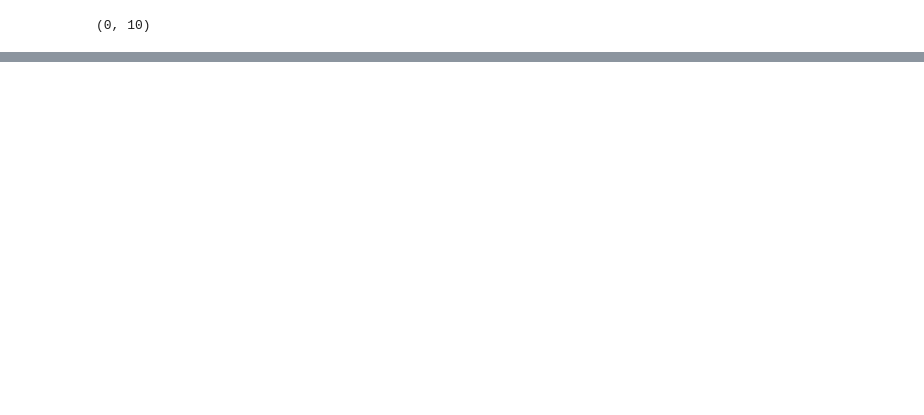
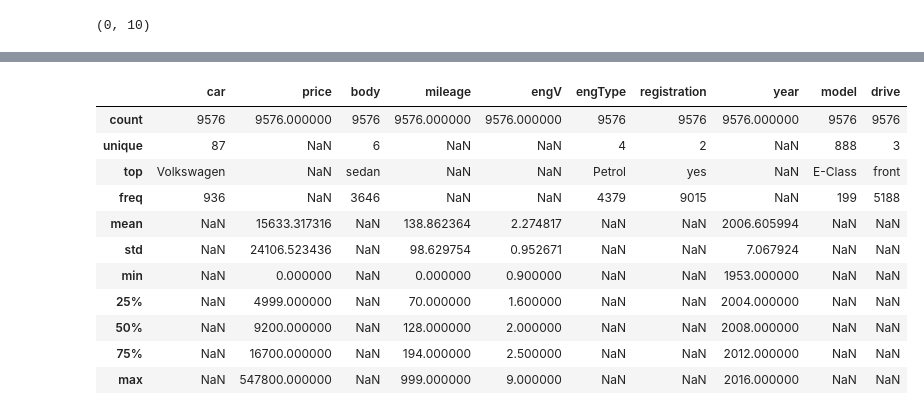
Before and after one commit to dhp6106/insaid-projects, a Jupyter notebook: term1/projects/CarSales/CarSales EDA Project.ipynb, the cells around one changed output, grey strips where cells are left out. Cells and saved outputs as stored; diff of their text form; code cells hidden in the pictures; blank space fills up the shorter version.

```diff
--- a/term1/projects/CarSales/CarSales EDA Project.ipynb
+++ b/term1/projects/CarSales/CarSales EDA Project.ipynb
@@ -304,0 +310,2 @@ car_sales.describe()
+# %%
+drouped_car_sales = car_sales.groupby(by=['car','body','engType'])
@@ -355,0 +384,15 @@ car_sales[car_sales.engV.isnull()]
+# %%
+car_sales.describe(include='all')
+# %% [output]
+|  | car | price | body | mileage | engV | engType | registration | year | model | drive |
+| count | 9576 | 9576.000000 | 9576 | 9576.000000 | 9576.000000 | 9576 | 9576 | 9576.000000 | 9576 | 9576 |
+| unique | 87 | NaN | 6 | NaN | NaN | 4 | 2 | NaN | 888 | 3 |
+| top | Volkswagen | NaN | sedan | NaN | NaN | Petrol | yes | NaN | E-Class | front |
+| freq | 936 | NaN | 3646 | NaN | NaN | 4379 | 9015 | NaN | 199 | 5188 |
+| mean | NaN | 15633.317316 | NaN | 138.862364 | 2.274817 | NaN | NaN | 2006.605994 | NaN | NaN |
+| std | NaN | 24106.523436 | NaN | 98.629754 | 0.952671 | NaN | NaN | 7.067924 | NaN | NaN |
+| min | NaN | 0.000000 | NaN | 0.000000 | 0.900000 | NaN | NaN | 1953.000000 | NaN | NaN |
+| 25% | NaN | 4999.000000 | NaN | 70.000000 | 1.600000 | NaN | NaN | 2004.000000 | NaN | NaN |
+| 50% | NaN | 9200.000000 | NaN | 128.000000 | 2.000000 | NaN | NaN | 2008.000000 | NaN | NaN |
+| 75% | NaN | 16700.000000 | NaN | 194.000000 | 2.500000 | NaN | NaN | 2012.000000 | NaN | NaN |
+| max | NaN | 547800.000000 | NaN | 999.000000 | 9.000000 | NaN | NaN | 2016.000000 | NaN | NaN |
```
Also changed, not shown: parts of 13 cells of this notebook.
